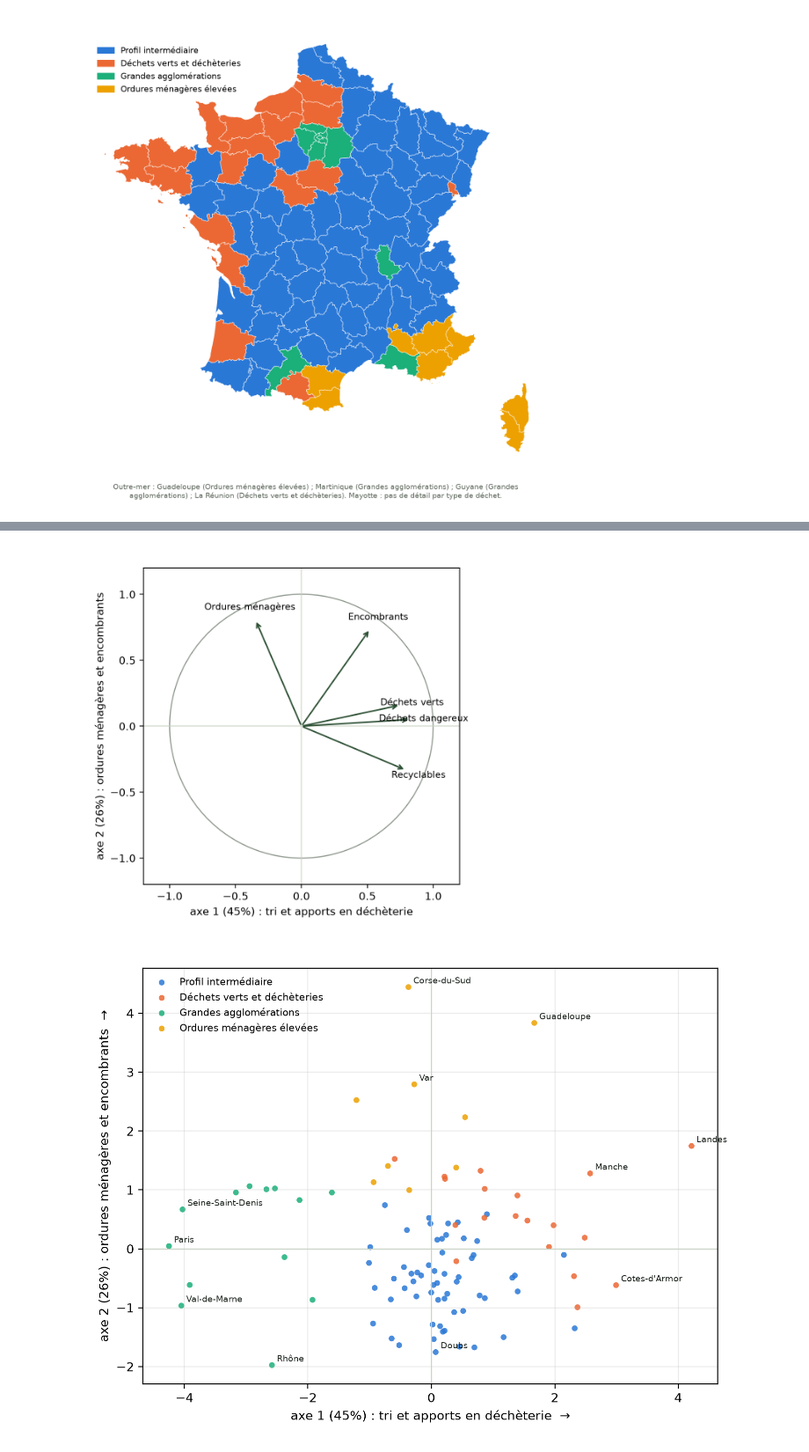
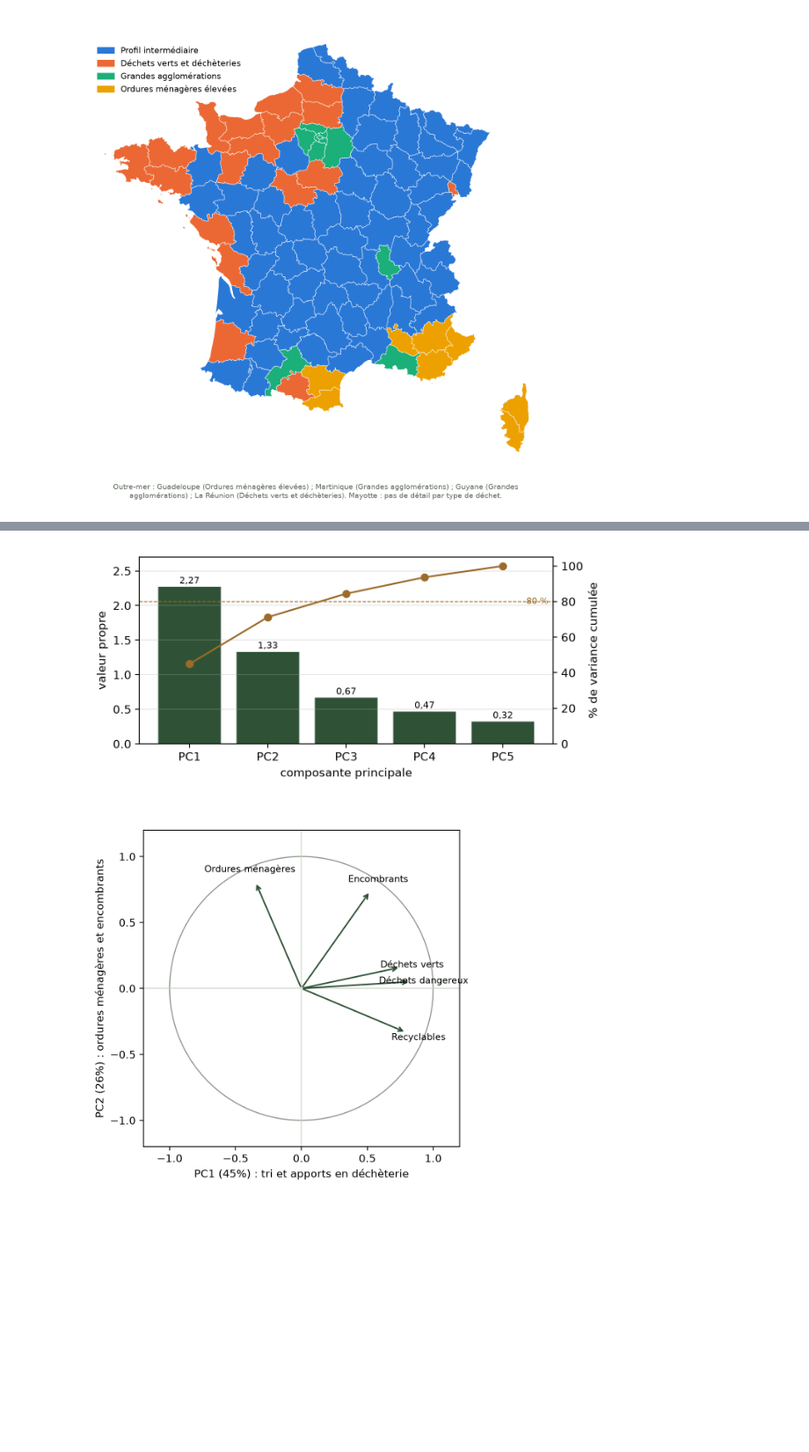
Before and after one commit to Rxdy/ML-DMA, a Jupyter notebook: dechets/notebooks/projet_dechets.ipynb, the cells around one changed output, grey strips where cells are left out. Shown at 88% size. Cells and saved outputs as stored; diff of their text form; code cells hidden in the pictures; blank space fills up the shorter version.

Commit message:
Clustering aligné sur le cours : PCA (PC1, PC2, PC3, valeurs propres, règle des 80 %), clustering hiérarchique, DBSCAN

```diff
--- a/dechets/notebooks/projet_dechets.ipynb
+++ b/dechets/notebooks/projet_dechets.ipynb
@@ -361,9 +363,11 @@ Sauvegardé -> data/processed/clustering_acp*.csv, clustering_robustesse.csv, da
 [figure]
 [figure]
 # %%
+display(Image("data/figures/clustering_acp_variance.png", width=600))
 display(Image("data/figures/clustering_acp_cercle.png", width=450))
 display(Image("data/figures/clustering_acp_projection.png", width=750))
+display(Image("data/figures/clustering_acp_projection_pc3.png", width=750))
 display(Image("data/figures/clustering_silhouette_departements.png", width=600))
 # %% [output]
-[figure, old version]
+[figure, new version]
-[figure, old version]
+[figure, new version]
```
Also changed, not shown: parts of 6 cells of this notebook, 23 other files.
